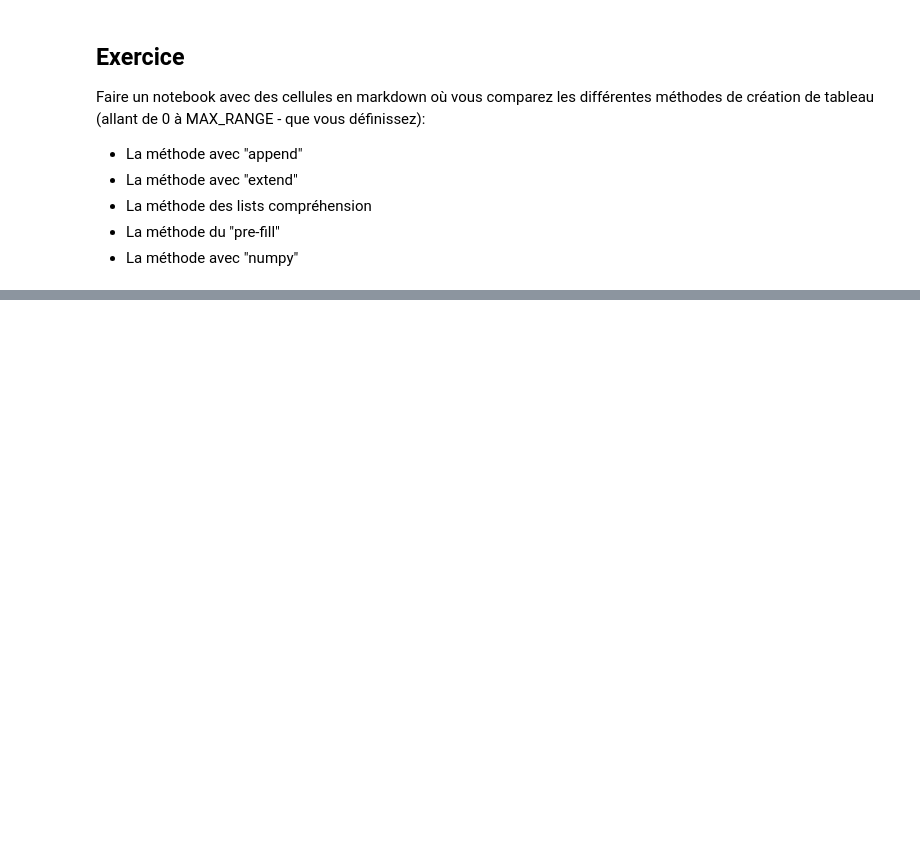
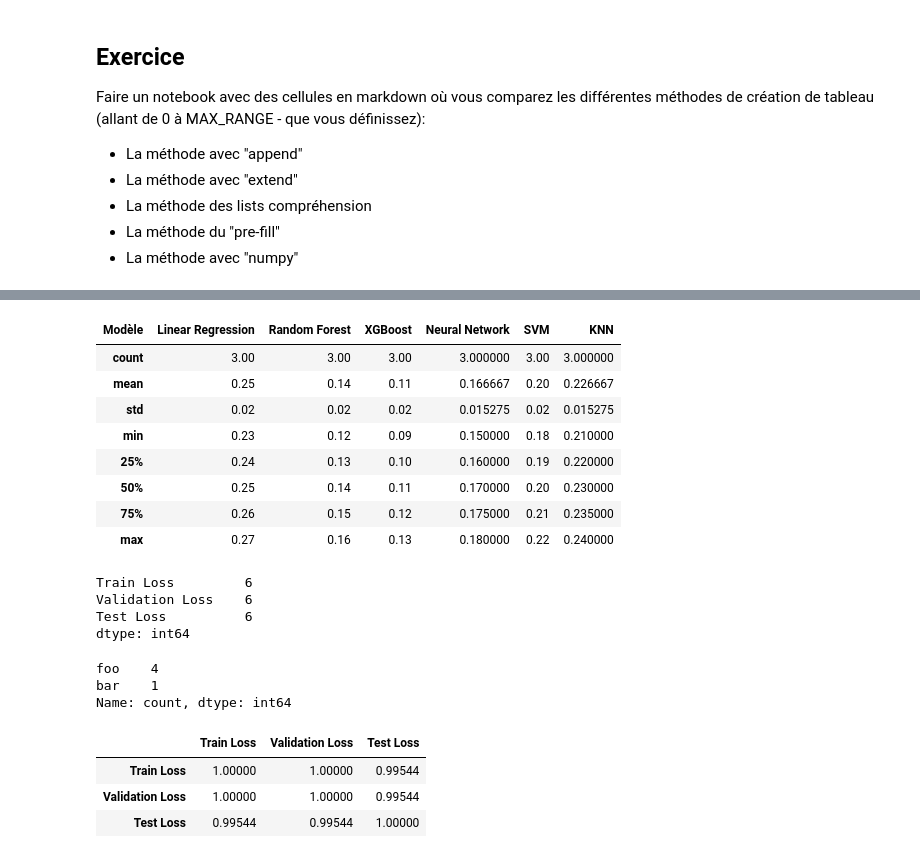
Before and after one commit to BaptGau/m1_ecostats, a Jupyter notebook: mon_petit_notebook.ipynb, the cells around one changed output, grey strips where cells are left out. Drawn from its saved outputs; the diff is of its cells as text; code cells hidden in the pictures; blank space fills up the shorter version.

```diff
--- a/mon_petit_notebook.ipynb
+++ b/mon_petit_notebook.ipynb
@@ -25,0 +81,17 @@ les différentes méthodes de création de tableau (allant de 0 à MAX_RANGE - q
+# %%
+data = {
+    'Modèle': [
+        'Linear Regression',
+        'Random Forest',
+        'XGBoost',
+        'Neural Network',
+        'SVM',
+        'KNN'
+    ],
+    'Train Loss': [0.23, 0.12, 0.09, 0.15, 0.18, 0.21],
+    'Validation Loss': [0.25, 0.14, 0.11, 0.17, 0.20, 0.23],
+    'Test Loss': [0.27, 0.16, 0.13, 0.18, 0.22, 0.24]
+}
+
+# Création du DataFrame
+df = pd.DataFrame(data)
@@ -25,0 +169,34 @@ les différentes méthodes de création de tableau (allant de 0 à MAX_RANGE - q
+# %%
+df.T.describe()
+# %% [output]
+| Modèle | Linear Regression | Random Forest | XGBoost | Neural Network | SVM | KNN |
+| count | 3.00 | 3.00 | 3.00 | 3.000000 | 3.00 | 3.000000 |
+| mean | 0.25 | 0.14 | 0.11 | 0.166667 | 0.20 | 0.226667 |
+| std | 0.02 | 0.02 | 0.02 | 0.015275 | 0.02 | 0.015275 |
+| min | 0.23 | 0.12 | 0.09 | 0.150000 | 0.18 | 0.210000 |
+| 25% | 0.24 | 0.13 | 0.10 | 0.160000 | 0.19 | 0.220000 |
+| 50% | 0.25 | 0.14 | 0.11 | 0.170000 | 0.20 | 0.230000 |
+| 75% | 0.26 | 0.15 | 0.12 | 0.175000 | 0.21 | 0.235000 |
+| max | 0.27 | 0.16 | 0.13 | 0.180000 | 0.22 | 0.240000 |
+# %%
+df.count()
+# %% [output]
+Train Loss         6
+Validation Loss    6
+Test Loss          6
+dtype: int64
+# %%
+v = pd.Series(["foo", "bar", "foo", "foo", "foo"])
+
+v.value_counts()
+# %% [output]
+foo    4
+bar    1
+Name: count, dtype: int64
+# %%
+df.corr(method="pearson")
+# %% [output]
+|  | Train Loss | Validation Loss | Test Loss |
+| Train Loss | 1.00000 | 1.00000 | 0.99544 |
+| Validation Loss | 1.00000 | 1.00000 | 0.99544 |
+| Test Loss | 0.99544 | 0.99544 | 1.00000 |
```
Also changed, not shown: parts of 21 cells of this notebook, 3 other files.
